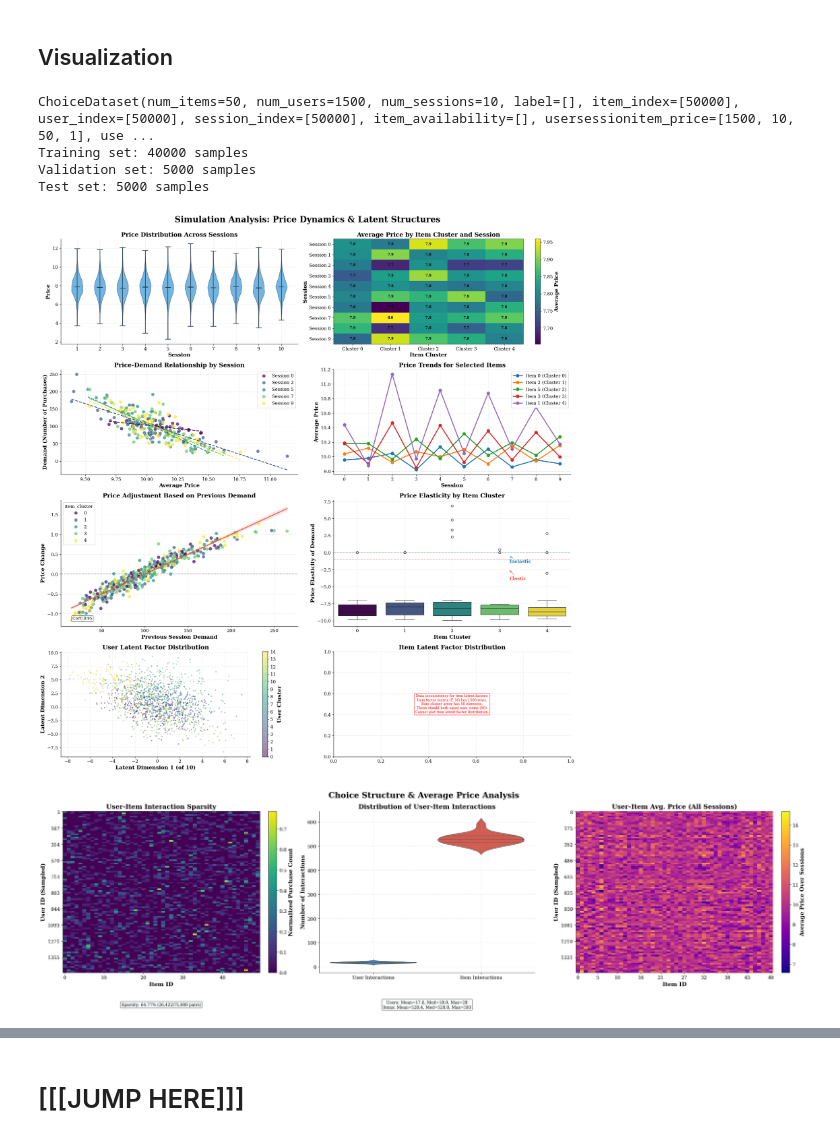
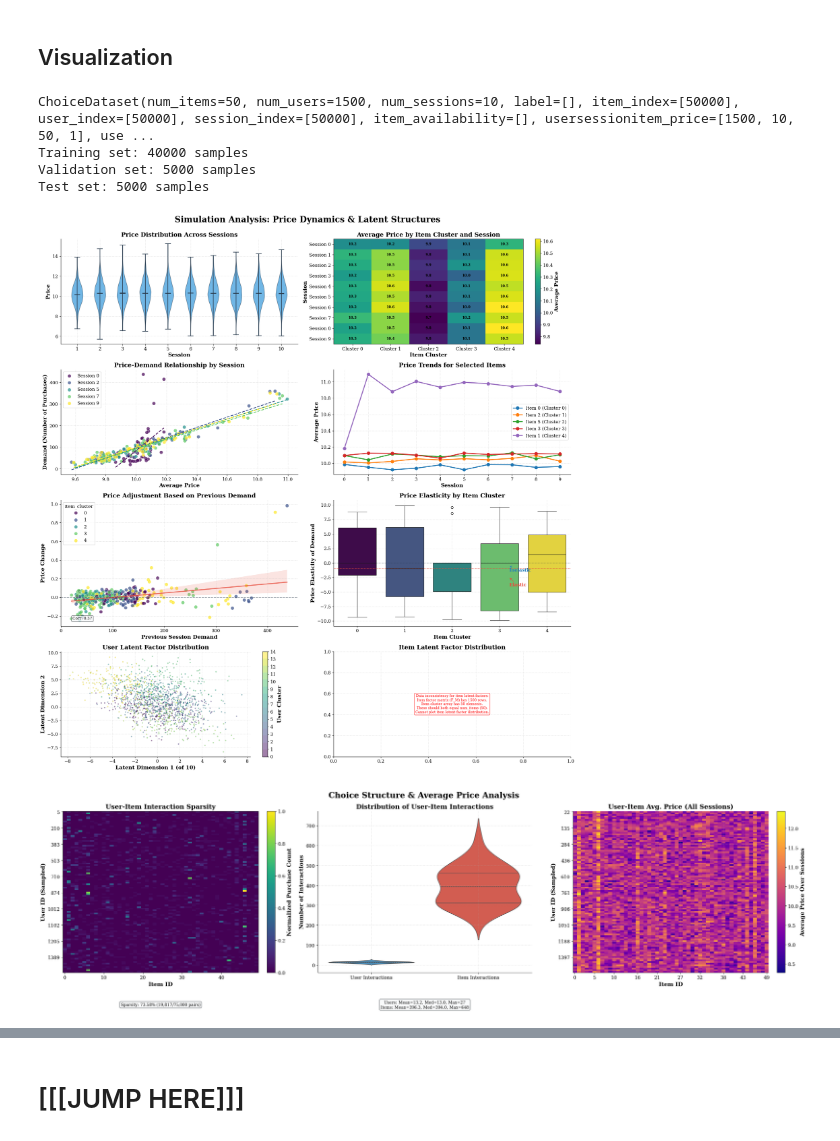
Before and after one commit to gsbDBI/bemb, a Jupyter notebook: tutorials/simulation/simulation_study_paper_demo.ipynb, the cells around one changed output, grey strips where cells are left out. Cells and saved outputs as stored; diff of their text form; code cells hidden in the pictures.

```diff
--- a/tutorials/simulation/simulation_study_paper_demo.ipynb
+++ b/tutorials/simulation/simulation_study_paper_demo.ipynb
@@ -1032,31 +1027,15 @@ def visualize_simulation_results(simulation_results) -> None:
 # %% [markdown]
 ## Visualization
 # %%
-SMALL = False
-# -------------------------------
-# Environment and Simulation Parameters
-# -------------------------------
-if SMALL:
-    num_users = 2     # Number of users
-    num_items = 2      # Number of items
-    num_sessions = 2    # Number of sessions
-    data_size = 5000   # Number of purchase records (transactions)
+num_users = 1_500   # 1500 users in the dataset.
+num_items = 50      # 50 items to choose from.
+num_sessions = 10   # 20 different shopping occasions
+data_size = 50_000  # 50,000 purchase records.
 
-    # Clustering parameters
-    K_u = 1        # Number of user clusters
-    K_i = 1        # Number of item clusters
-    R = 2          # Latent dimension
-
-else:
-    num_users = 1_500   # 1500 users in the dataset.
-    num_items = 50      # 50 items to choose from.
-    num_sessions = 10   # 20 different shopping occasions
-    data_size = 50_000  # 50,000 purchase records.
-
-    # Clustering parameters (updated)
-    K_u = 15       # number of user clusters
-    K_i = 5        # number of item clusters
-    R = 10         # latent dimension
+# Clustering parameters (updated)
+K_u = 15       # number of user clusters
+K_i = 5        # number of item clusters
+R = 10         # latent dimension
 
 # Variance parameters for clusters and within-cluster noise
 sigma_cluster_u = 1.0   # std dev for user cluster means
@@ -1079,7 +1058,7 @@ sigma_beta = 0.1    # item fixed effect std dev
 
 # Utility generation parameters
 direct_pref_weight = 1.0  # direct weight of user-item preference match
-gamma = -3.0       # price sensitivity coefficient (negative: higher price reduces utility)
+gamma = -0.5       # price sensitivity coefficient (negative: higher price reduces utility)
 sigma_U = 0.01       # noise std dev for the utility
 
 # Set seed for reproducibility for this simulation
@@ -1097,35 +1076,35 @@ simulation_main_kwargs = dict(
     R_latent_dim=R,  # Pass global R as R_latent_dim
     sigma_cluster_u=sigma_cluster_u,
     sigma_user=sigma_user,
     sigma_cluster_i=sigma_cluster_i,
     sigma_item=sigma_item,
     delta_0=delta_0,
     delta_1=delta_1,
     sigma_P=sigma_P,
     sigma_P_session=sigma_P_session,
     demand_effect=demand_effect,
     sigma_alpha=sigma_alpha,
     sigma_beta=sigma_beta,
     direct_pref_weight=direct_pref_weight,
     gamma=gamma,
     sigma_U=sigma_U,
     seed=simulation_seed,
 )
 
 simulation_results = generate_simulation_data(
     **simulation_main_kwargs,
     price_user_specific=True,
     price_dynamic_session=True
 )
 
 visualize_simulation_results(simulation_results)
 # %% [output]
 ChoiceDataset(num_items=50, num_users=1500, num_sessions=10, label=[], item_index=[50000], user_index=[50000], session_index=[50000], item_availability=[], usersessionitem_price=[1500, 10, 50, 1], use ...
 Training set: 40000 samples
 Validation set: 5000 samples
 Test set: 5000 samples
-[figure, old version]
+[figure, new version]
-[figure, old version]
+[figure, new version]
 # %%
 # Display simulation results and analyze price variance and covariance with M
 print("Simulation Results:")
```
Also changed, not shown: parts of 13 cells of this notebook.
